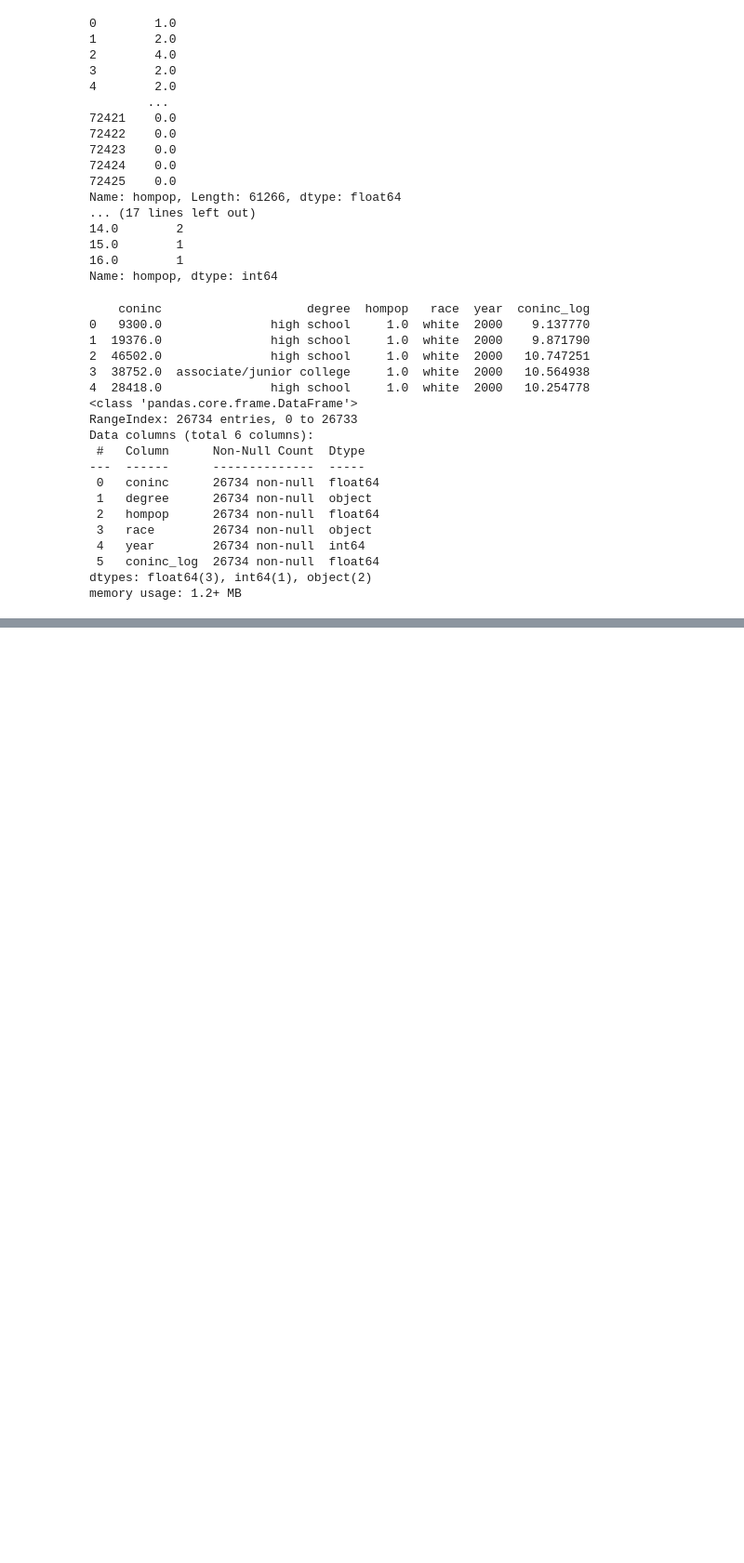
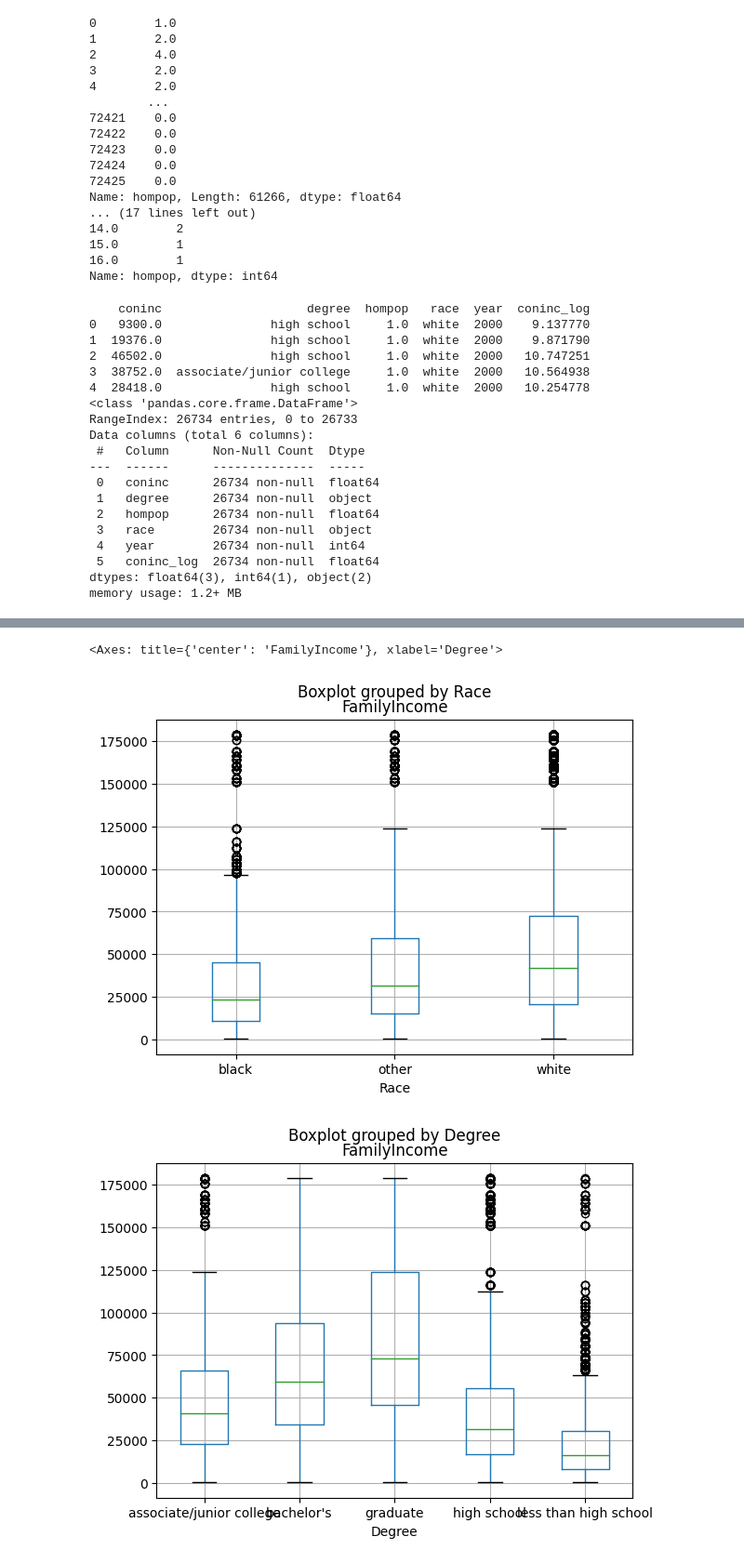
Before and after one commit to DS3001/group7, a Jupyter notebook: Lab1_EDA.ipynb, the cells around one changed output, grey strips where cells are left out. Shown at 93% size. Drawn from its saved outputs; the diff is of its cells as text; code cells hidden in the pictures; blank space fills up the shorter version.

```diff
--- a/Lab1_EDA.ipynb
+++ b/Lab1_EDA.ipynb
@@ -262,0 +353,9 @@ memory usage: 1.2+ MB
+# %%
+#Grouped Boxplots
+
+filtered_df.boxplot(column = 'FamilyIncome', by = 'Race')
+filtered_df.boxplot(column = 'FamilyIncome', by = 'Degree')
+# %% [output]
+<Axes: title={'center': 'FamilyIncome'}, xlabel='Degree'>
+[figure, added]
+[figure, added]
```
Also changed, not shown: parts of 12 cells of this notebook.
